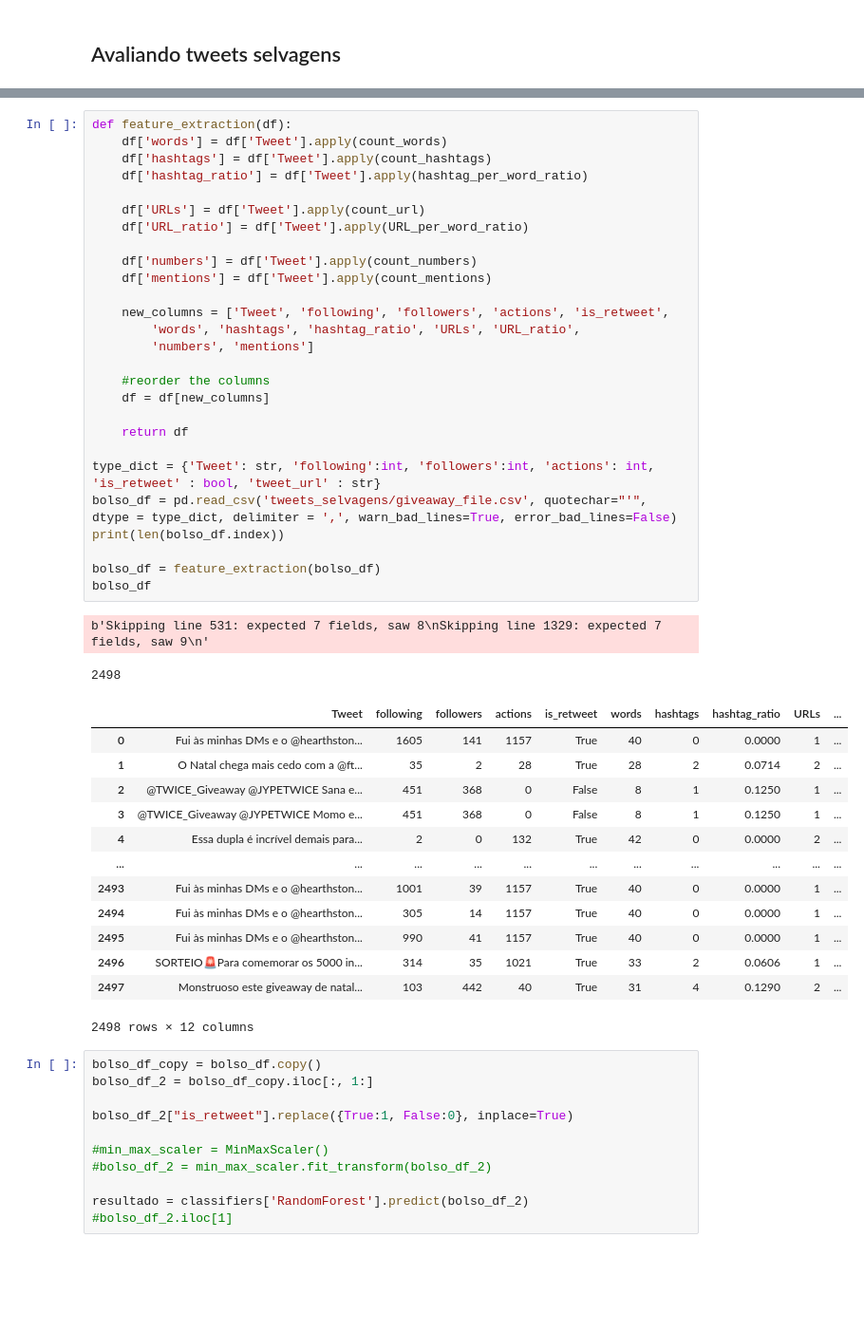
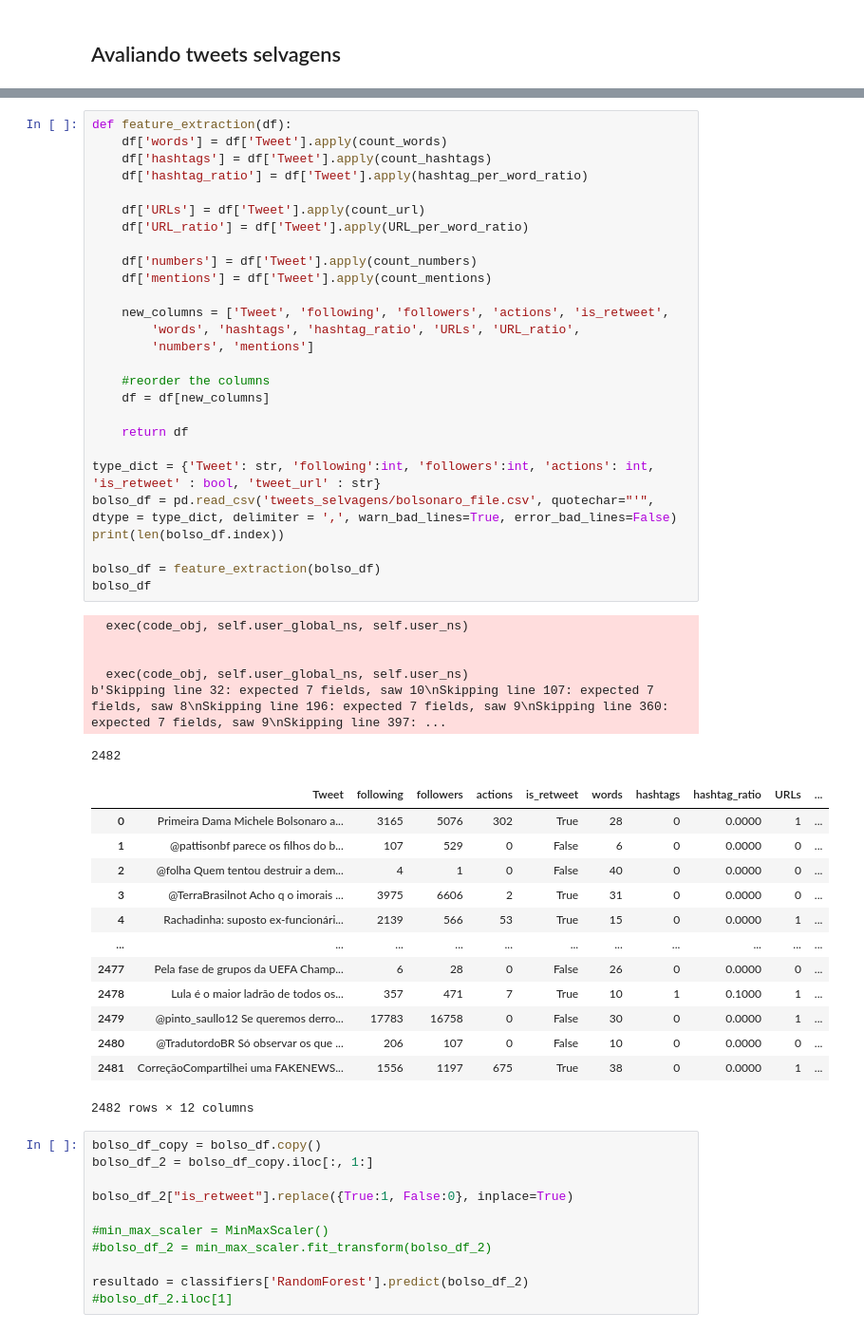
Before and after one commit to claudiotorresjr/datascience_seg, a Jupyter notebook: tweet_spam_detection.ipynb, the cells around one changed output, grey strips where cells are left out. Shown at 95% size. Drawn from its saved outputs; the diff is of its cells as text; blank space fills up the shorter version.

```diff
--- a/tweet_spam_detection.ipynb
+++ b/tweet_spam_detection.ipynb
@@ -981,46 +1109,50 @@ plt.show()
 # %%
 def feature_extraction(df):
     df['words'] = df['Tweet'].apply(count_words)
     df['hashtags'] = df['Tweet'].apply(count_hashtags)
     df['hashtag_ratio'] = df['Tweet'].apply(hashtag_per_word_ratio)
 
     df['URLs'] = df['Tweet'].apply(count_url)
     df['URL_ratio'] = df['Tweet'].apply(URL_per_word_ratio)
 
     df['numbers'] = df['Tweet'].apply(count_numbers)
     df['mentions'] = df['Tweet'].apply(count_mentions)
 
     new_columns = ['Tweet', 'following', 'followers', 'actions', 'is_retweet',
         'words', 'hashtags', 'hashtag_ratio', 'URLs', 'URL_ratio',
         'numbers', 'mentions']
 
     #reorder the columns
     df = df[new_columns]
 
     return df
 
 type_dict = {'Tweet': str, 'following':int, 'followers':int, 'actions': int, 'is_retweet' : bool, 'tweet_url' : str}
-bolso_df = pd.read_csv('tweets_selvagens/giveaway_file.csv', quotechar="'", dtype = type_dict, delimiter = ',', warn_bad_lines=True, error_bad_lines=False)
+bolso_df = pd.read_csv('tweets_selvagens/bolsonaro_file.csv', quotechar="'", dtype = type_dict, delimiter = ',', warn_bad_lines=True, error_bad_lines=False)
 print(len(bolso_df.index))
 
 bolso_df = feature_extraction(bolso_df)
 bolso_df
 # %% [output]
-b'Skipping line 531: expected 7 fields, saw 8\nSkipping line 1329: expected 7 fields, saw 9\n'
+  exec(code_obj, self.user_global_ns, self.user_ns)
+
+
+  exec(code_obj, self.user_global_ns, self.user_ns)
+b'Skipping line 32: expected 7 fields, saw 10\nSkipping line 107: expected 7 fields, saw 8\nSkipping line 196: expected 7 fields, saw 9\nSkipping line 360: expected 7 fields, saw 9\nSkipping line 397: ...
-2498
+2482
 |  | Tweet | following | followers | actions | is_retweet | words | hashtags | hashtag_ratio | URLs | ... |
-| 0 | Fui às minhas DMs e o @hearthston... | 1605 | 141 | 1157 | True | 40 | 0 | 0.0000 | 1 | ... |
-| 1 | O Natal chega mais cedo com a @ft... | 35 | 2 | 28 | True | 28 | 2 | 0.0714 | 2 | ... |
-| 2 | @TWICE_Giveaway @JYPETWICE Sana e... | 451 | 368 | 0 | False | 8 | 1 | 0.1250 | 1 | ... |
-| 3 | @TWICE_Giveaway @JYPETWICE Momo e... | 451 | 368 | 0 | False | 8 | 1 | 0.1250 | 1 | ... |
-| 4 | Essa dupla é incrível demais para... | 2 | 0 | 132 | True | 42 | 0 | 0.0000 | 2 | ... |
+| 0 | Primeira Dama Michele Bolsonaro a... | 3165 | 5076 | 302 | True | 28 | 0 | 0.0000 | 1 | ... |
+| 1 | @pattisonbf parece os filhos do b... | 107 | 529 | 0 | False | 6 | 0 | 0.0000 | 0 | ... |
+| 2 | @folha Quem tentou destruir a dem... | 4 | 1 | 0 | False | 40 | 0 | 0.0000 | 0 | ... |
+| 3 | @TerraBrasilnot Acho q o imorais ... | 3975 | 6606 | 2 | True | 31 | 0 | 0.0000 | 0 | ... |
+| 4 | Rachadinha: suposto ex-funcionári... | 2139 | 566 | 53 | True | 15 | 0 | 0.0000 | 1 | ... |
 | ... | ... | ... | ... | ... | ... | ... | ... | ... | ... | ... |
-| 2493 | Fui às minhas DMs e o @hearthston... | 1001 | 39 | 1157 | True | 40 | 0 | 0.0000 | 1 | ... |
-| 2494 | Fui às minhas DMs e o @hearthston... | 305 | 14 | 1157 | True | 40 | 0 | 0.0000 | 1 | ... |
-| 2495 | Fui às minhas DMs e o @hearthston... | 990 | 41 | 1157 | True | 40 | 0 | 0.0000 | 1 | ... |
-| 2496 | SORTEIO🚨Para comemorar os 5000 in... | 314 | 35 | 1021 | True | 33 | 2 | 0.0606 | 1 | ... |
-| 2497 | Monstruoso este giveaway de natal... | 103 | 442 | 40 | True | 31 | 4 | 0.1290 | 2 | ... |
+| 2477 | Pela fase de grupos da UEFA Champ... | 6 | 28 | 0 | False | 26 | 0 | 0.0000 | 0 | ... |
+| 2478 | Lula é o maior ladrão de todos os... | 357 | 471 | 7 | True | 10 | 1 | 0.1000 | 1 | ... |
+| 2479 | @pinto_saullo12 Se queremos derro... | 17783 | 16758 | 0 | False | 30 | 0 | 0.0000 | 1 | ... |
+| 2480 | @TradutordoBR Só observar os que ... | 206 | 107 | 0 | False | 10 | 0 | 0.0000 | 0 | ... |
+| 2481 | CorreçãoCompartilhei uma FAKENEWS... | 1556 | 1197 | 675 | True | 38 | 0 | 0.0000 | 1 | ... |
-2498 rows × 12 columns
+2482 rows × 12 columns
 # %%
 bolso_df_copy = bolso_df.copy()
 bolso_df_2 = bolso_df_copy.iloc[:, 1:]
```
Also changed, not shown: parts of 18 cells of this notebook.
